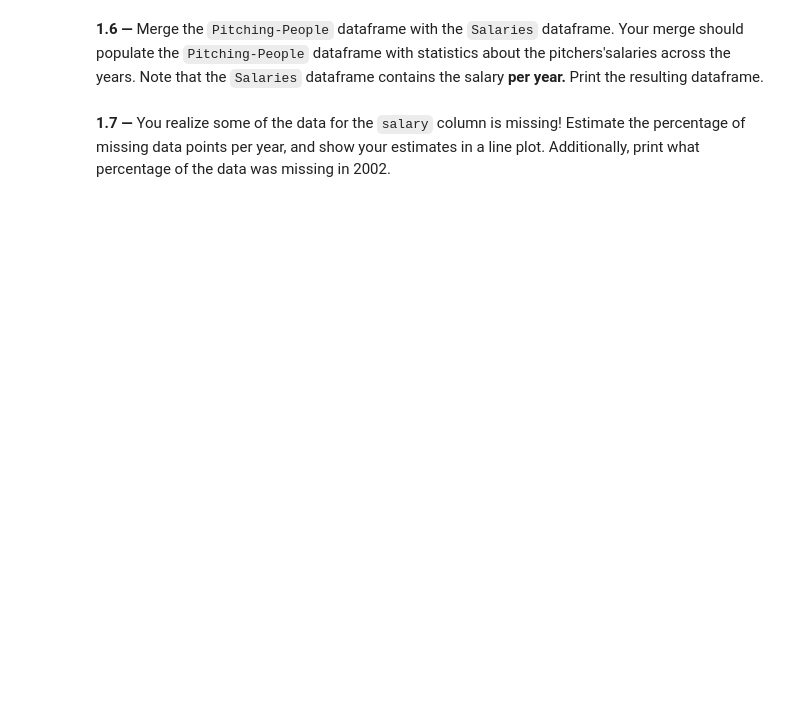
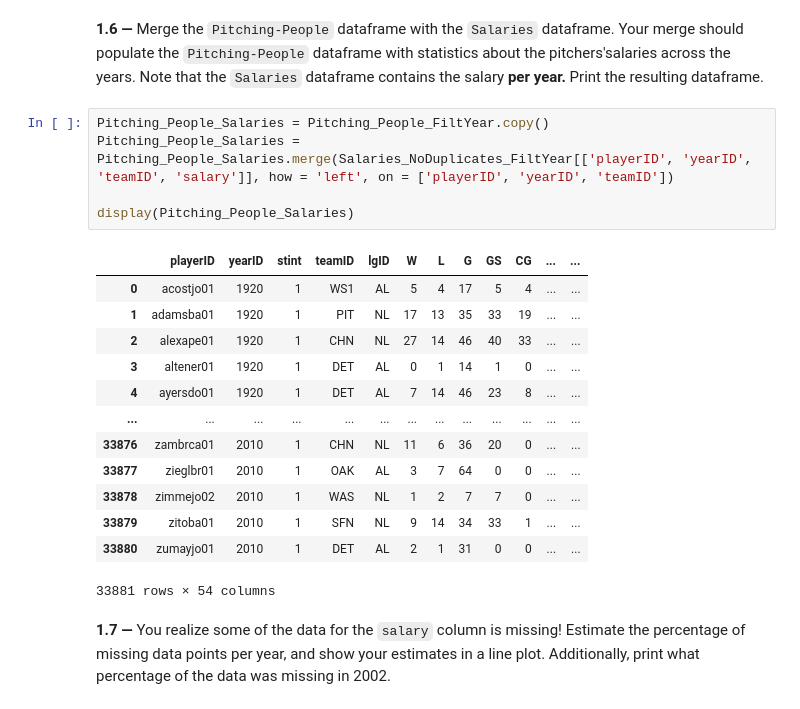
Before and after one commit to adacalypse/movie-datastory, a Jupyter notebook: Homework_1/h1_olivia.ipynb, the cells around one changed output. Saved outputs shown, nothing was run; the diff lists cells and outputs as text; blank space fills up the shorter version.

```diff
--- a/Homework_1/h1_olivia.ipynb
+++ b/Homework_1/h1_olivia.ipynb
@@ -170,4 +249,23 @@ ValueError: The truth value of an array with more than one element is ambiguous.
 # %% [markdown]
 **1.6 —**  Merge the `Pitching-People` dataframe with the `Salaries` dataframe. Your merge should populate the `Pitching-People` dataframe with statistics about the pitchers'salaries across the years. Note that the `Salaries` dataframe contains the salary **per year.** Print the resulting dataframe.
+# %%
+Pitching_People_Salaries = Pitching_People_FiltYear.copy()
+Pitching_People_Salaries = Pitching_People_Salaries.merge(Salaries_NoDuplicates_FiltYear[['playerID', 'yearID', 'teamID', 'salary']], how = 'left', on = ['playerID', 'yearID', 'teamID'])
+
+display(Pitching_People_Salaries)
+# %% [output]
+|  | playerID | yearID | stint | teamID | lgID | W | L | G | GS | CG | ... | ... |
+| 0 | acostjo01 | 1920 | 1 | WS1 | AL | 5 | 4 | 17 | 5 | 4 | ... | ... |
+| 1 | adamsba01 | 1920 | 1 | PIT | NL | 17 | 13 | 35 | 33 | 19 | ... | ... |
+| 2 | alexape01 | 1920 | 1 | CHN | NL | 27 | 14 | 46 | 40 | 33 | ... | ... |
+| 3 | altener01 | 1920 | 1 | DET | AL | 0 | 1 | 14 | 1 | 0 | ... | ... |
+| 4 | ayersdo01 | 1920 | 1 | DET | AL | 7 | 14 | 46 | 23 | 8 | ... | ... |
+| ... | ... | ... | ... | ... | ... | ... | ... | ... | ... | ... | ... | ... |
+| 33876 | zambrca01 | 2010 | 1 | CHN | NL | 11 | 6 | 36 | 20 | 0 | ... | ... |
+| 33877 | zieglbr01 | 2010 | 1 | OAK | AL | 3 | 7 | 64 | 0 | 0 | ... | ... |
+| 33878 | zimmejo02 | 2010 | 1 | WAS | NL | 1 | 2 | 7 | 7 | 0 | ... | ... |
+| 33879 | zitoba01 | 2010 | 1 | SFN | NL | 9 | 14 | 34 | 33 | 1 | ... | ... |
+| 33880 | zumayjo01 | 2010 | 1 | DET | AL | 2 | 1 | 31 | 0 | 0 | ... | ... |
+33881 rows × 54 columns
 # %% [markdown]
 **1.7 —** You realize some of the data for the `salary` column is missing! Estimate the percentage of missing data points per year, and show your estimates in a line plot. Additionally, print what percentage of the data was missing in 2002.
```
Also changed, not shown: parts of 7 cells of this notebook.
